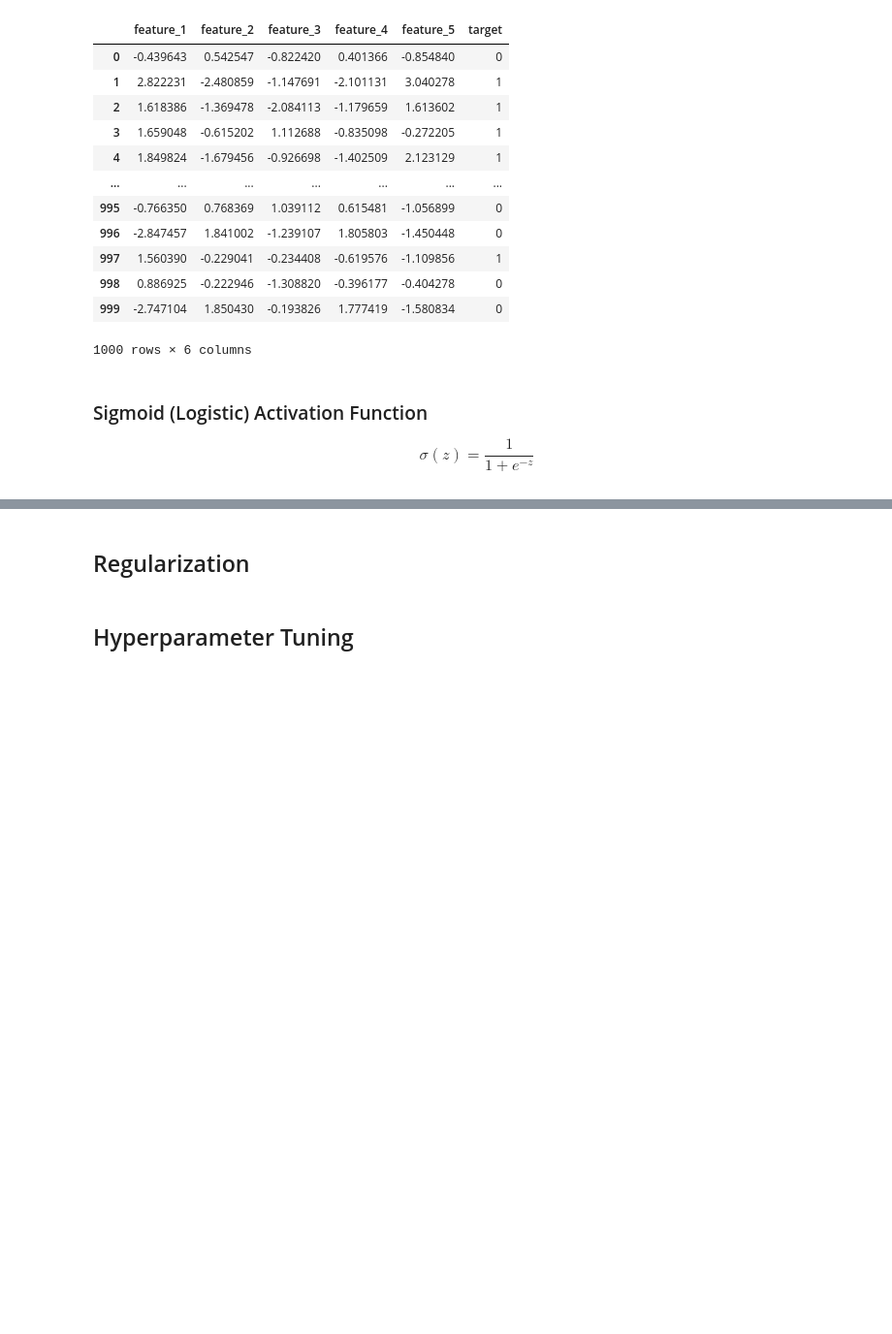
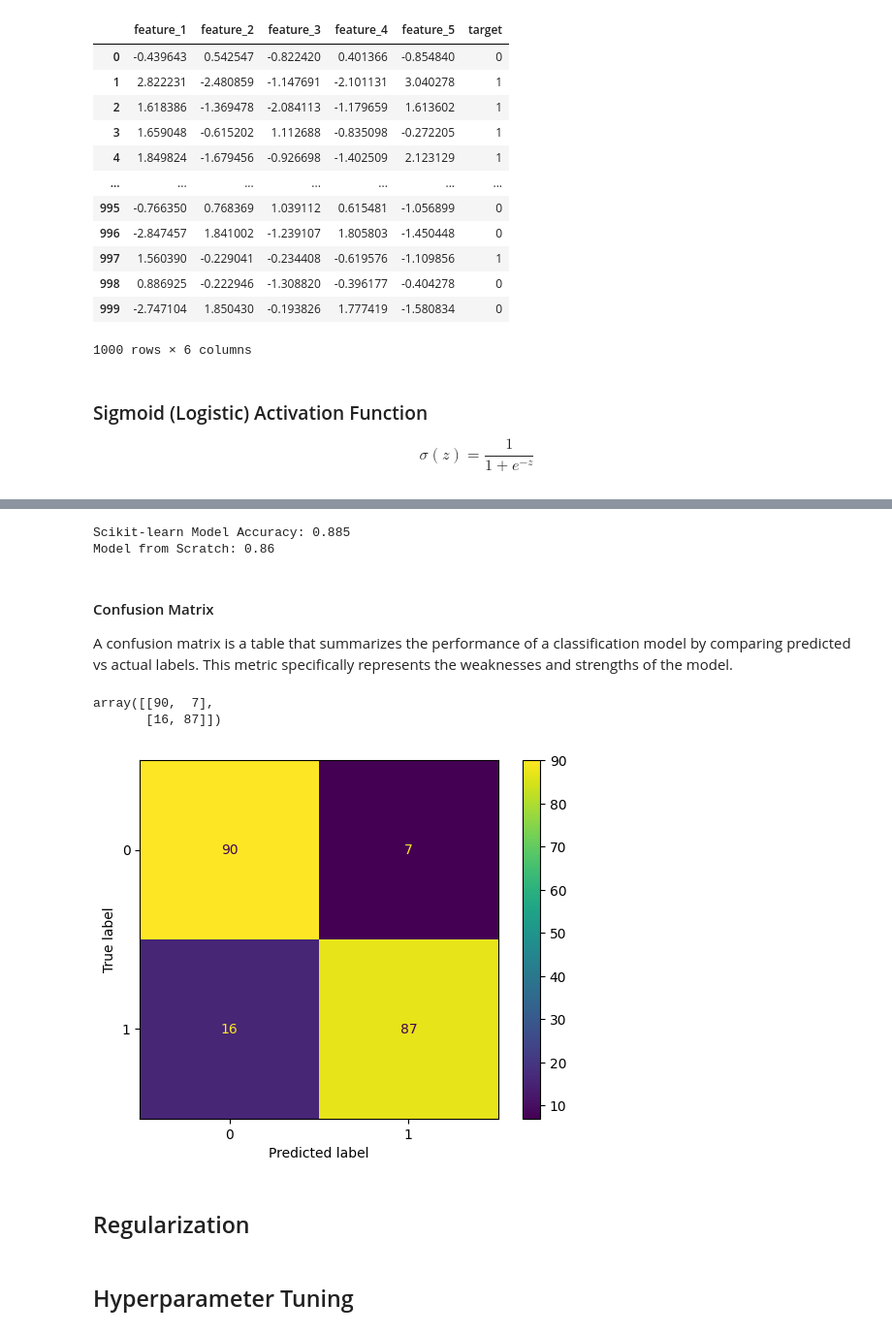
Before and after one commit to AmirhosseinMuhammadi/Machine-Learning-Course, a Jupyter notebook: notebooks/chapter_03_linearity.ipynb, the cells around one changed output, grey strips where cells are left out. Shown at 97% size. Saved outputs shown, nothing was run; the diff lists cells and outputs as text; code cells hidden in the pictures; blank space fills up the shorter version.

```diff
--- a/notebooks/chapter_03_linearity.ipynb
+++ b/notebooks/chapter_03_linearity.ipynb
@@ -1162,0 +1186,18 @@ def minimize_batch(X: np.ndarray, y: np.ndarray, loss_function, initial_weights:
+# %%
+import random
+from sklearn.model_selection import train_test_split
+from sklearn.preprocessing import StandardScaler
+
+# Split into X (features) and y (target)
+X = np.array(df.drop('target', axis=1))
+y = np.array(df[['target']])
+
+# Train and test spliting
+X_train, X_test, y_train, y_test = train_test_split(X, y, test_size=0.2, random_state=42)
+
+# Scaling
+standard_scaler = StandardScaler()
+# For training data fit_transform is used
+X_train_scaled = standard_scaler.fit_transform(X_train)
+# For test data transform is used
+X_test_scaled = standard_scaler.transform(X_test)
@@ -1162,0 +1253,6 @@ def minimize_batch(X: np.ndarray, y: np.ndarray, loss_function, initial_weights:
+# %%
+from sklearn.linear_model import LogisticRegression
+
+logistic_regression = LogisticRegression()
+
+logistic_regression.fit(X_train_scaled, y_train)
@@ -1162,0 +1261,3 @@ def minimize_batch(X: np.ndarray, y: np.ndarray, loss_function, initial_weights:
+# %%
+y_pred = logistic_regression.predict(X_test_scaled)
+y_pred
@@ -1163,3 +1296,34 @@ def minimize_batch(X: np.ndarray, y: np.ndarray, loss_function, initial_weights:
+# %%
+from sklearn.metrics import accuracy_score, classification_report
+
+custom_model_score = accuracy_score(y_test, np.array(binary_predictions))
+sklearn_score = accuracy_score(y_test, y_pred)
+
+print(f"Scikit-learn Model Accuracy: {sklearn_score}\nModel from Scratch: {custom_model_score}")
+# %% [output]
+Scikit-learn Model Accuracy: 0.885
+Model from Scratch: 0.86
+# %% [markdown]
+#### Confusion Matrix
+A confusion matrix is a table that summarizes the performance of a classification model by comparing predicted vs actual labels. This metric specifically represents the weaknesses and strengths of the model.
+# %%
+from sklearn.metrics import confusion_matrix
+
+cm = confusion_matrix(y_test, y_pred)
+cm
+# %% [output]
+array([[90,  7],
+       [16, 87]])
+# %%
+import matplotlib.pyplot as plt
+from sklearn.metrics import ConfusionMatrixDisplay
+
+cm_display = ConfusionMatrixDisplay(confusion_matrix = cm, display_labels = [0, 1])
+
+cm_display.plot()
+plt.show()
+# %% [output]
+[figure, added]
 # %% [markdown]
 ## Regularization
 # %% [markdown]
```
Also changed, not shown: parts of 24 cells of this notebook.
